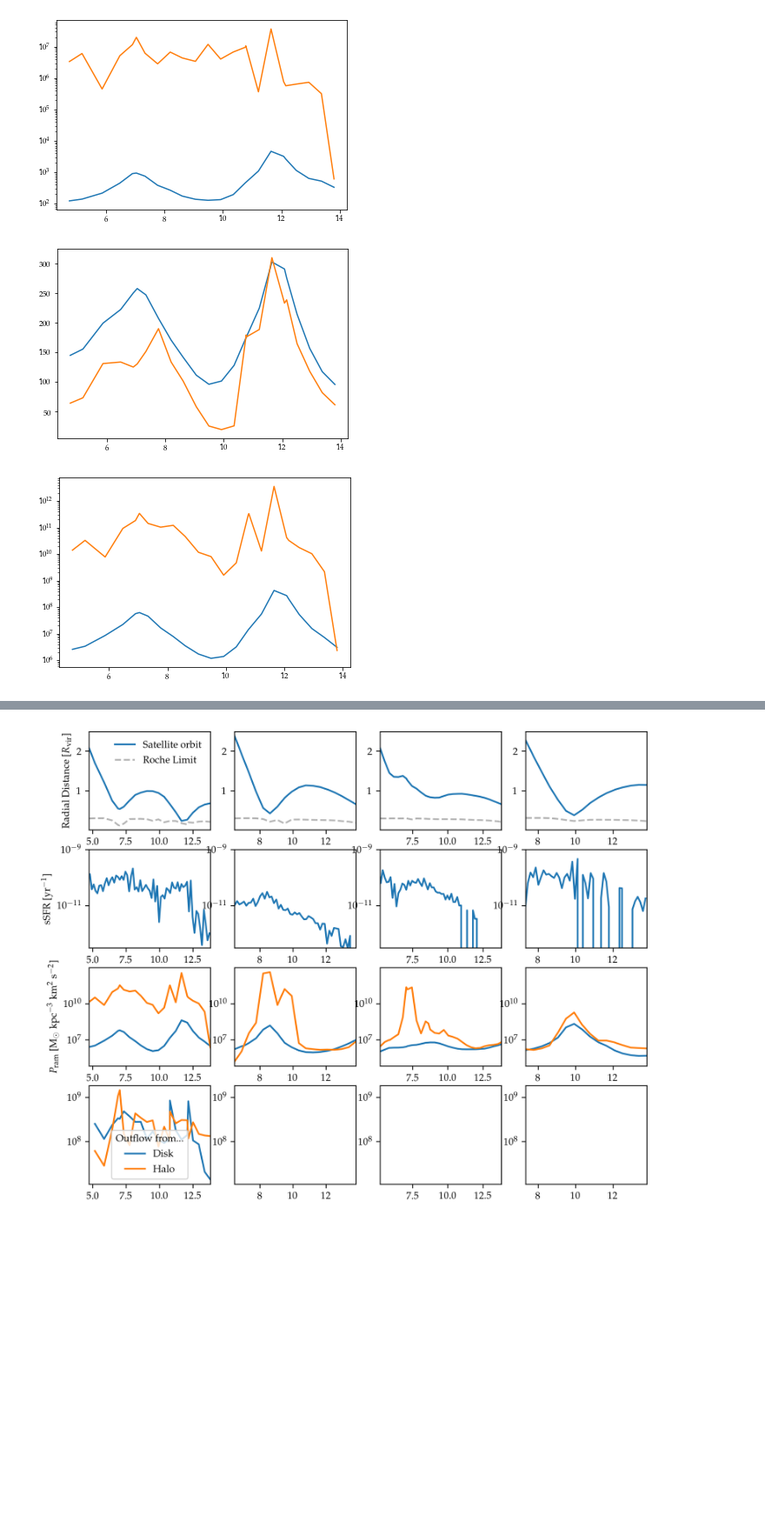
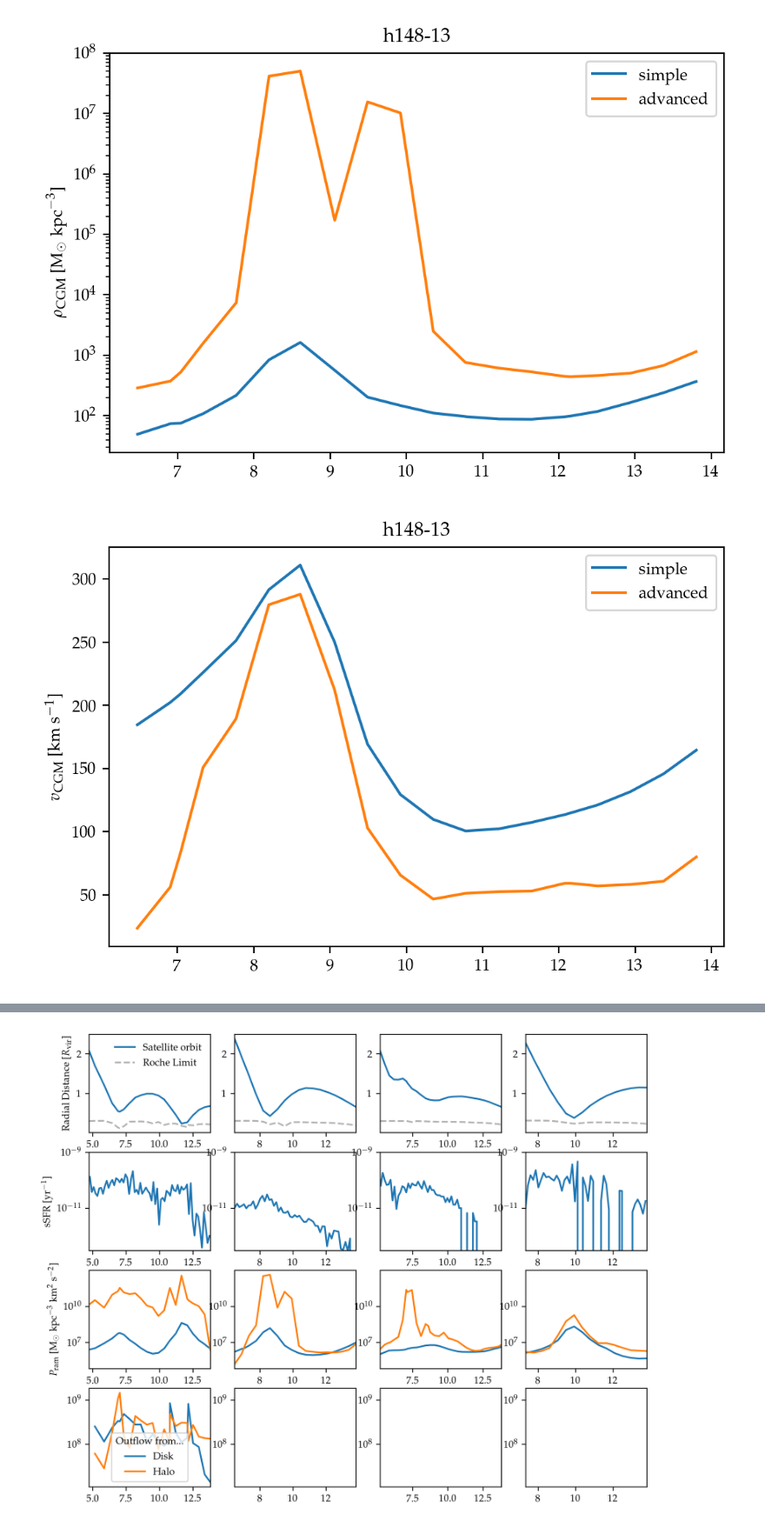
Before and after one commit to hollisakins/Justice_League_Code, a Jupyter notebook: Analysis/RamPressure/RamPressure.ipynb, the cells around one changed output, grey strips where cells are left out. Shown at 87% size. Cells and saved outputs as stored; diff of their text form; code cells hidden in the pictures; blank space fills up the shorter version.

```diff
--- a/Analysis/RamPressure/RamPressure.ipynb
+++ b/Analysis/RamPressure/RamPressure.ipynb
@@ -37,21 +27,39 @@ data
-# %%
-plt.figure()
-plt.plot(data.t, data.rho_CGM)
-plt.plot(data.t, data.rho_CGM_adv)
-plt.semilogy()
-plt.show()
-
-plt.figure()
-plt.plot(data.t, data.vel_CGM)
-plt.plot(data.t, data.vel_CGM_adv)
-plt.show()
-
-plt.figure()
-plt.plot(data.t, data.Pram)
-plt.plot(data.t, data.Pram_adv)
-plt.semilogy()
-plt.show()
-# %% [output]
-[figure, removed]
-[figure, removed]
-[figure, removed]
+# %%
+plt.figure(dpi=200)
+plt.title(key.replace('_','-'))
+plt.ylabel(r'$\rho_{\rm CGM}$ [M$_{\odot}~\mathrm{kpc}^{-3}$]')
+plt.plot(data.t, data.rho_CGM, label='simple')
+plt.plot(data.t, data.rho_CGM_adv, label='advanced')
+plt.semilogy()
+plt.legend()
+plt.show()
+
+plt.figure(dpi=200)
+plt.title(key.replace('_','-'))
+plt.ylabel(r'$v_{\rm CGM}$ [km~s$^{-1}$]')
+plt.plot(data.t, data.vel_CGM, label='simple')
+plt.plot(data.t, data.vel_CGM_adv, label='advanced')
+plt.legend()
+plt.show()
+
+plt.figure(dpi=200)
+plt.title(key.replace('_','-'))
+plt.ylabel(r'$P_{\rm ram}$ [M$_{\odot}~\mathrm{kpc}^{-3}~\mathrm{km}^2~\mathrm{s}^{-2}$]')
+plt.plot(data.t, data.Pram, label='simple')
+plt.plot(data.t, data.Pram_adv, label='advanced')
+plt.semilogy()
+plt.legend()
+plt.show()
+
+
+plt.figure(dpi=200)
+plt.title(key.replace('_','-'))
+plt.ylabel(r'$P_{\rm ram} / P_{\rm rest}$')
+plt.plot(data.t, np.array(data.Pram)/np.array(data.Prest), label='simple')
+plt.plot(data.t, np.array(data.Pram_adv)/np.array(data.Prest), label='advanced')
+plt.semilogy()
+plt.legend()
+plt.show()
+# %% [output]
+[figure, added]
+[figure, added]
```
Also changed, not shown: parts of 3 cells of this notebook, 3 other files.
